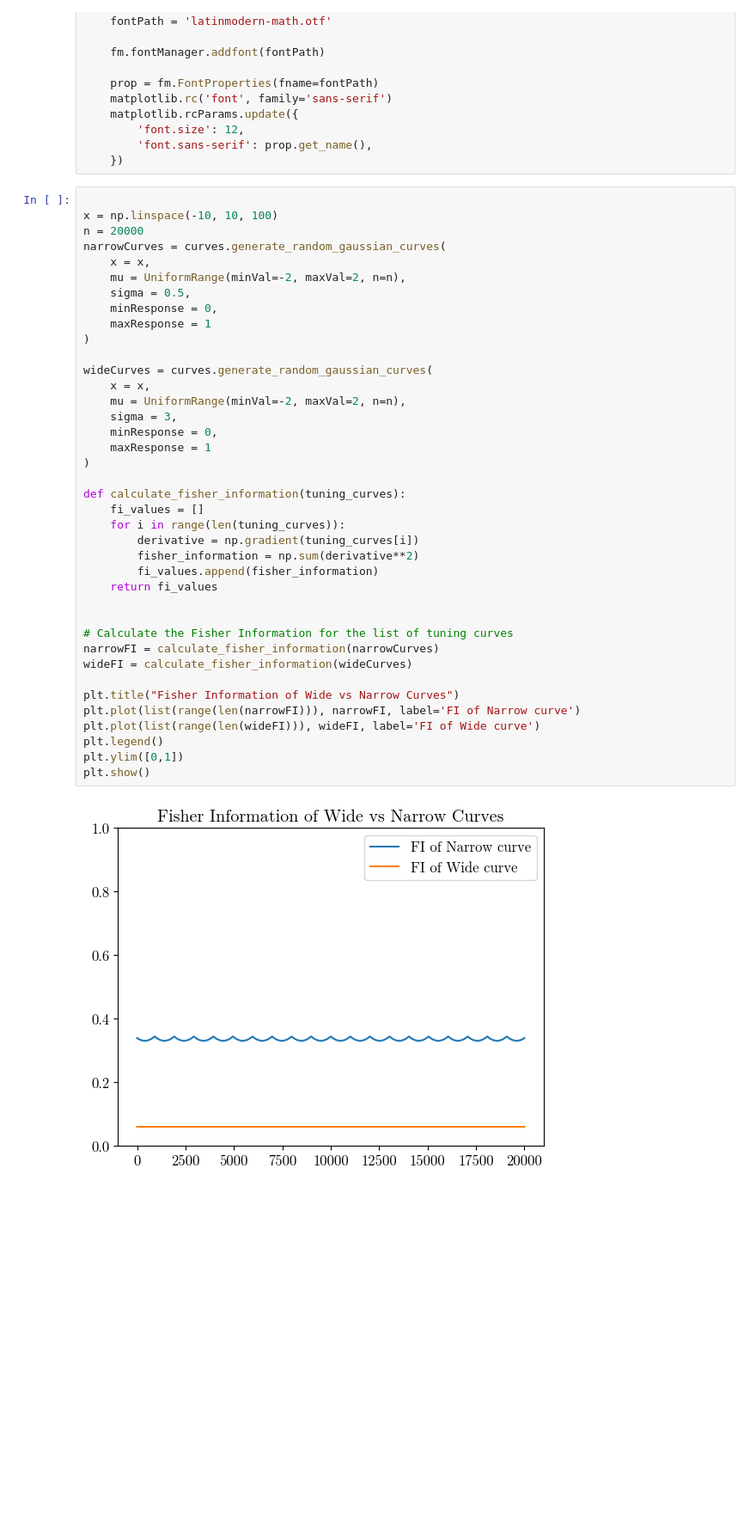
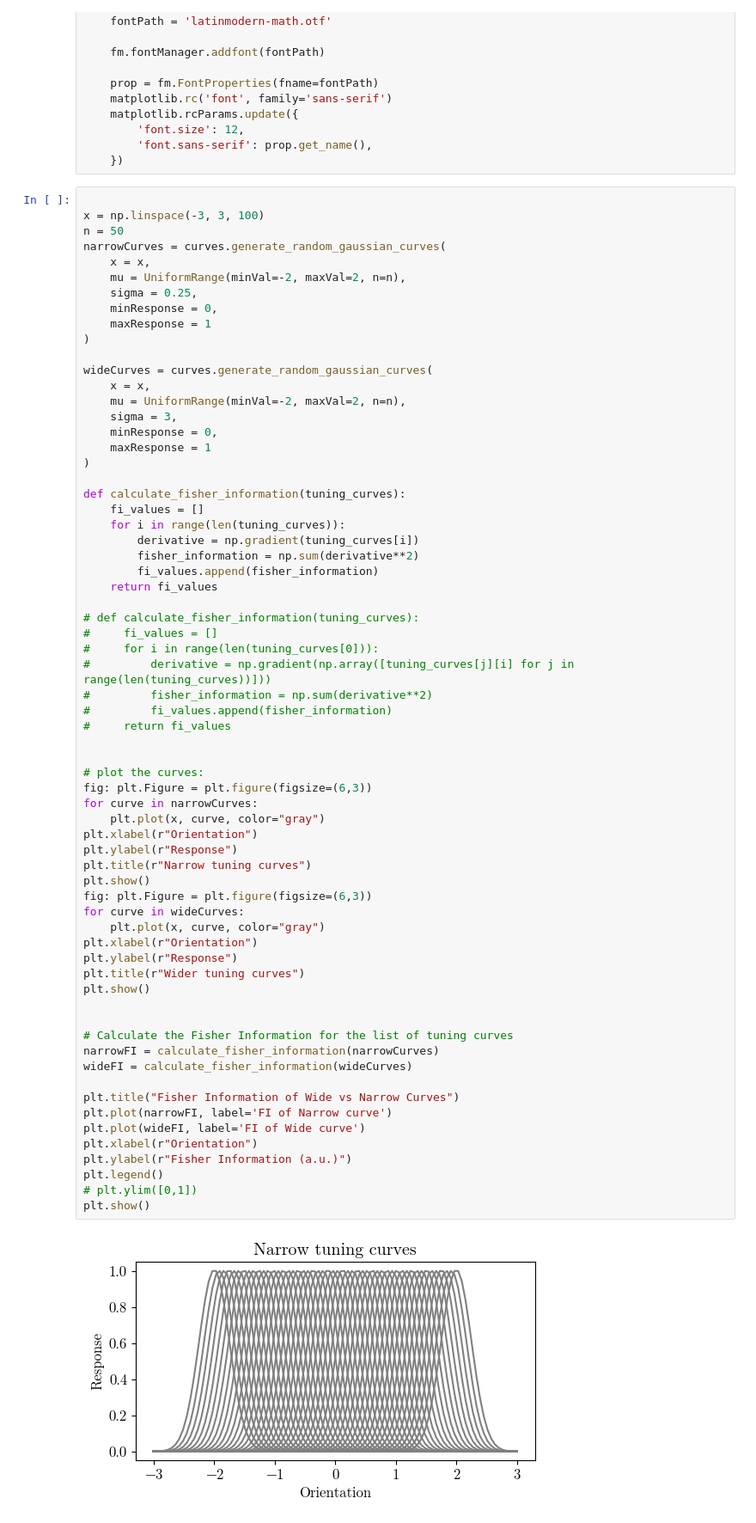
Before and after one commit to rates37/Build-Your-Own-Embedding, a Jupyter notebook: notebooks/information.ipynb, the cells around one changed output. Shown at 86% size. Drawn from its saved outputs; the diff is of its cells as text; blank space fills up the shorter version.

Commit message:
Update figure labels and plots

```diff
--- a/notebooks/information.ipynb
+++ b/notebooks/information.ipynb
@@ -39,42 +39,69 @@ if False:
     })
 # %%
 
-x = np.linspace(-10, 10, 100)
-n = 20000
+x = np.linspace(-3, 3, 100)
+n = 50
 narrowCurves = curves.generate_random_gaussian_curves(
     x = x,
     mu = UniformRange(minVal=-2, maxVal=2, n=n),
-    sigma = 0.5,
+    sigma = 0.25,
     minResponse = 0,
     maxResponse = 1
 )
 
 wideCurves = curves.generate_random_gaussian_curves(
     x = x,
     mu = UniformRange(minVal=-2, maxVal=2, n=n),
     sigma = 3,
     minResponse = 0,
     maxResponse = 1
 )
 
 def calculate_fisher_information(tuning_curves):
     fi_values = []
     for i in range(len(tuning_curves)):
         derivative = np.gradient(tuning_curves[i])
         fisher_information = np.sum(derivative**2)
         fi_values.append(fisher_information)
     return fi_values
 
+# def calculate_fisher_information(tuning_curves):
+#     fi_values = []
+#     for i in range(len(tuning_curves[0])):
+#         derivative = np.gradient(np.array([tuning_curves[j][i] for j in range(len(tuning_curves))]))
+#         fisher_information = np.sum(derivative**2)
+#         fi_values.append(fisher_information)
+#     return fi_values
+
+
+# plot the curves:
+fig: plt.Figure = plt.figure(figsize=(6,3))
+for curve in narrowCurves:
+    plt.plot(x, curve, color="gray")
+plt.xlabel(r"Orientation")
+plt.ylabel(r"Response")
+plt.title(r"Narrow tuning curves")
+plt.show()
+fig: plt.Figure = plt.figure(figsize=(6,3))
+for curve in wideCurves:
+    plt.plot(x, curve, color="gray")
+plt.xlabel(r"Orientation")
+plt.ylabel(r"Response")
+plt.title(r"Wider tuning curves")
+plt.show()
+
 
 # Calculate the Fisher Information for the list of tuning curves
 narrowFI = calculate_fisher_information(narrowCurves)
 wideFI = calculate_fisher_information(wideCurves)
 
 plt.title("Fisher Information of Wide vs Narrow Curves")
-plt.plot(list(range(len(narrowFI))), narrowFI, label='FI of Narrow curve')
-plt.plot(list(range(len(wideFI))), wideFI, label='FI of Wide curve')
+plt.plot(narrowFI, label='FI of Narrow curve')
+plt.plot(wideFI, label='FI of Wide curve')
+plt.xlabel(r"Orientation")
+plt.ylabel(r"Fisher Information (a.u.)")
 plt.legend()
-plt.ylim([0,1])
+# plt.ylim([0,1])
 plt.show()
 # %% [output]
-[figure, old version]
+[figure, new version]
```
Also changed, not shown: parts of 1 cell of this notebook.
